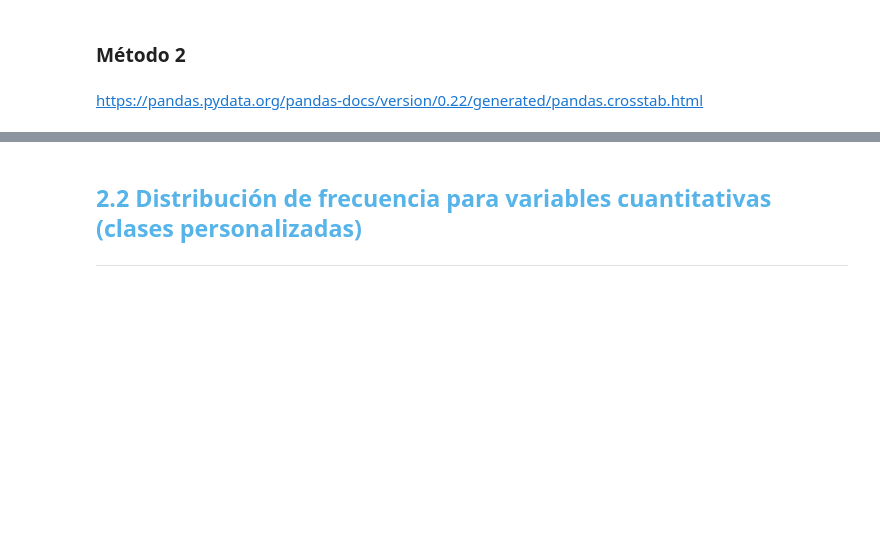
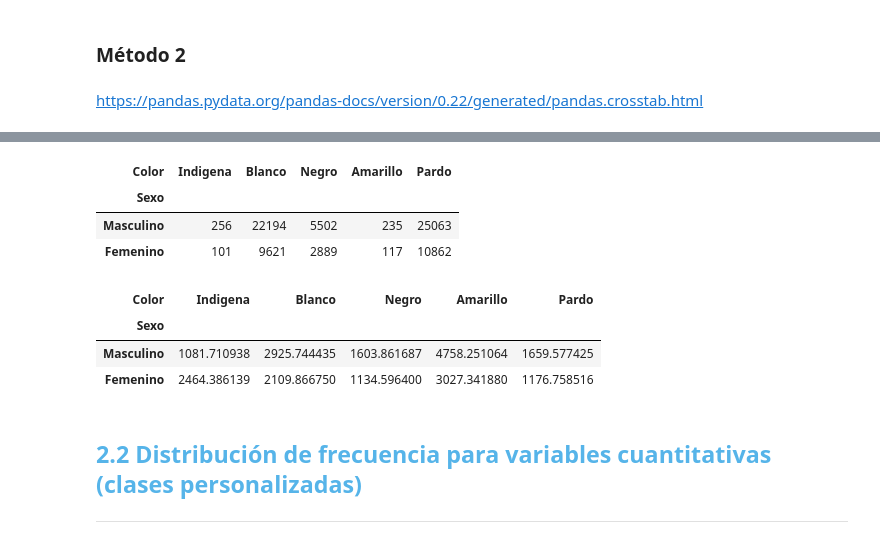
Before and after one commit to cadv1984/portafolio, a Jupyter notebook: Curso_de_Estadística_con_Python_1.ipynb, the cells around one changed output, grey strips where cells are left out. Saved outputs shown, nothing was run; the diff lists cells and outputs as text; code cells hidden in the pictures; blank space fills up the shorter version.

```diff
--- a/Curso_de_Estadística_con_Python_1.ipynb
+++ b/Curso_de_Estadística_con_Python_1.ipynb
@@ -218,0 +336,9 @@ color = {0: 'Indigena',
+# %%
+frecuencia.rename(index = sexo, inplace = True)
+frecuencia.rename(columns = color, inplace = True)
+frecuencia
+# %% [output]
+| Color | Indigena | Blanco | Negro | Amarillo | Pardo |
+| Sexo |  |  |  |  |  |
+| Masculino | 256 | 22194 | 5502 | 235 | 25063 |
+| Femenino | 101 | 9621 | 2889 | 117 | 10862 |
@@ -219,3 +347,16 @@ color = {0: 'Indigena',
+# %%
+porcentaje = pd.crosstab(datos.Sexo,
+                         datos.Color,
+                         aggfunc = 'mean',
+                         values = datos.Ingreso)
+porcentaje.rename(index = sexo,inplace = True)
+porcentaje.rename(columns = color,inplace = True)
+porcentaje
+# %% [output]
+| Color | Indigena | Blanco | Negro | Amarillo | Pardo |
+| Sexo |  |  |  |  |  |
+| Masculino | 1081.710938 | 2925.744435 | 1603.861687 | 4758.251064 | 1659.577425 |
+| Femenino | 2464.386139 | 2109.866750 | 1134.596400 | 3027.341880 | 1176.758516 |
 # %% [markdown]
 ## <font color=#56B4E9>2.2 Distribución de frecuencia para variables cuantitativas (clases personalizadas)</font>
 ***
```
Also changed, not shown: parts of 26 cells of this notebook.
